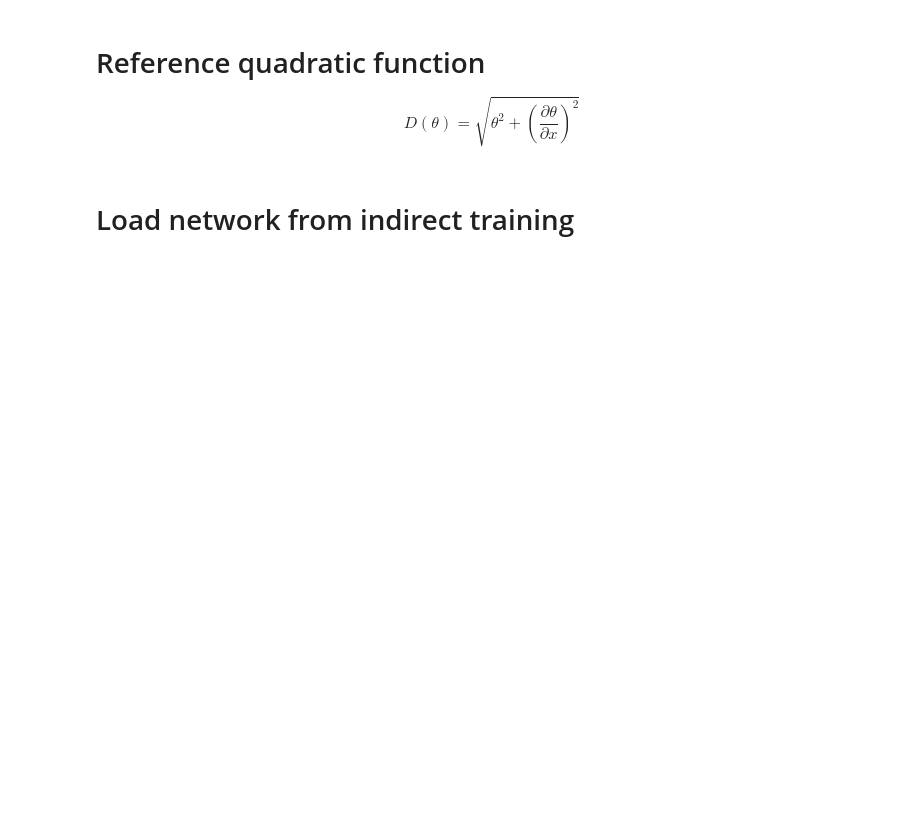
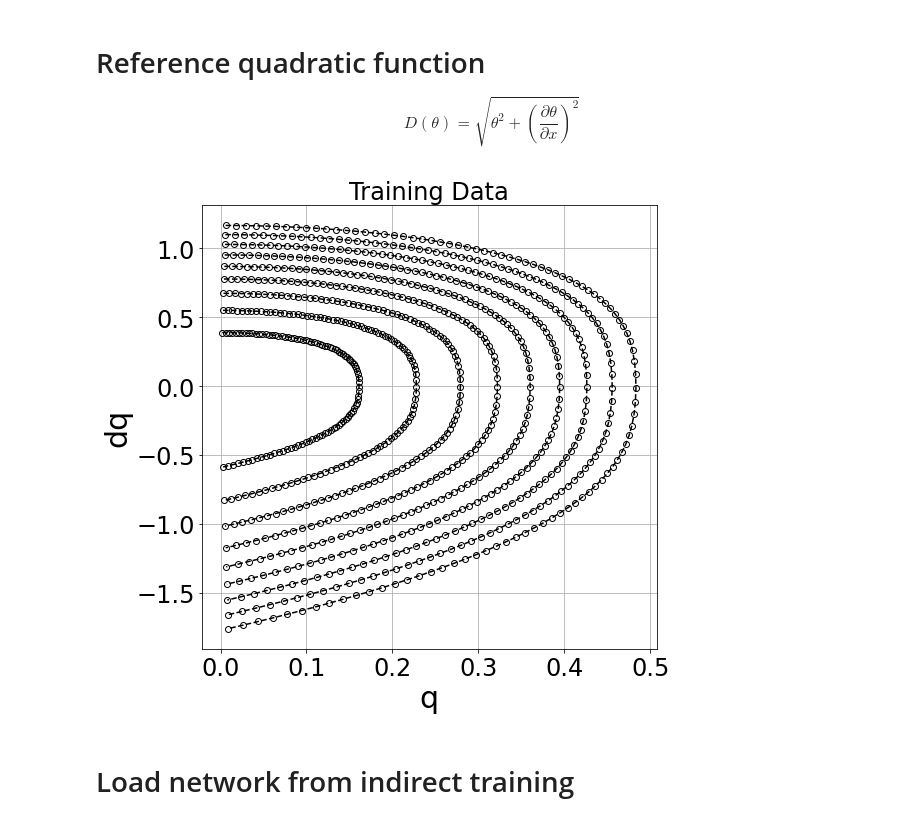
Before and after one commit to Zhengyu-Huang/Point-Jet, a Jupyter notebook: Poisson_model/Test_NN.ipynb, the cells around one changed output. Saved outputs shown, nothing was run; the diff lists cells and outputs as text; code cells hidden in the pictures; blank space fills up the shorter version.

```diff
--- a/Poisson_model/Test_NN.ipynb
+++ b/Poisson_model/Test_NN.ipynb
@@ -28,6 +28,24 @@ from Numerics import interpolate_f2c, gradient_first_f2c
 # %% [markdown]
 # Reference quadratic function
  $$D(\theta) = \sqrt{\theta^2 + (\frac{\partial \theta}{\partial x})^2}$$
+# %%
+xx, f, q, q_c, dq_c = generate_data()
+# %%
+n_data = q_c.shape[0]
+plt.figure(figsize=(8,8))
+for i in range(n_data):
+    plt.plot(q_c[i, :], dq_c[i, :],  "--o", color = "black", fillstyle="none")
+
+plt.grid("on")
+plt.xlabel("q")
+plt.ylabel("dq")
+plt.title("Training Data")
+
+
+plt.subplots_adjust(bottom=0.15,top=0.92,left=0.18,right=0.97)
+plt.savefig("Poisson-Training-Data.pdf")
+# %% [output]
+[figure, added]
 # %% [markdown]
 # Load network from indirect training
 # %%
```
Also changed, not shown: parts of 4 cells of this notebook, 4 other files.
